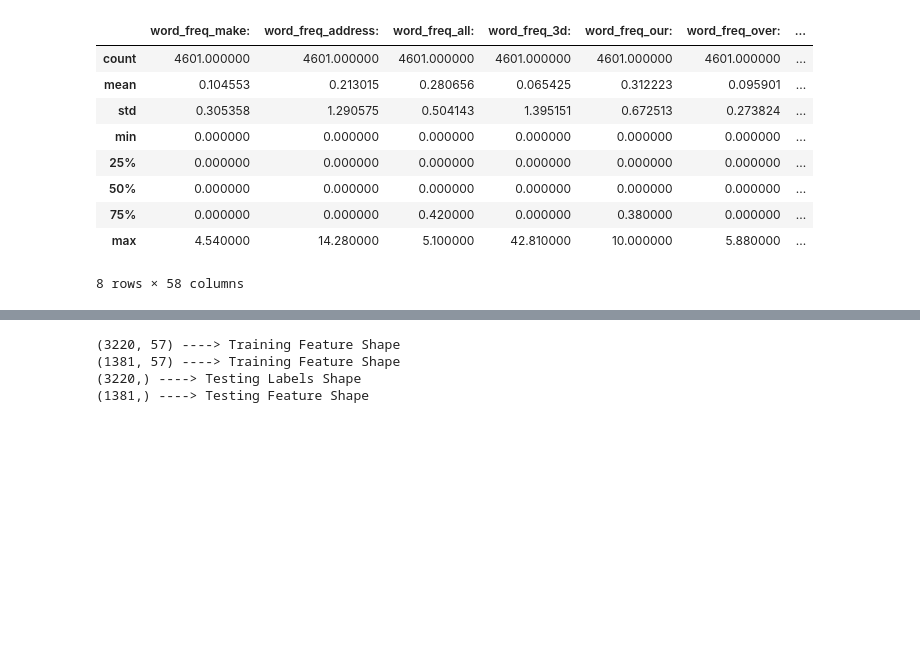
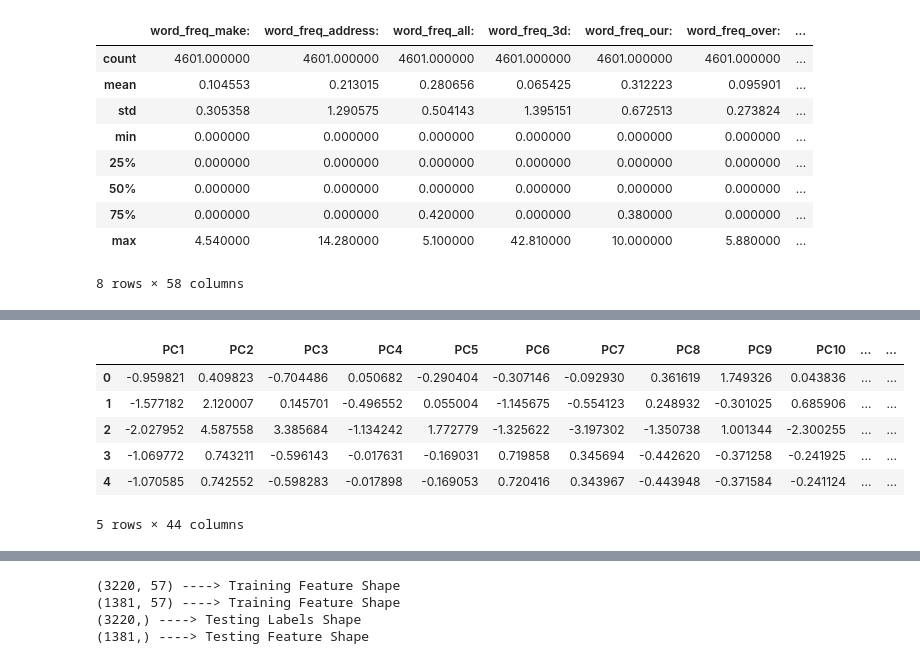
Before and after one commit to Sathila01/Machine-Learning-CourseWork, a Jupyter notebook: KNN_Classifier.ipynb, the cells around one changed output, grey strips where cells are left out. Drawn from its saved outputs; the diff is of its cells as text; code cells hidden in the pictures; blank space fills up the shorter version.

```diff
--- a/classifier.ipynb
+++ b/KNN_Classifier.ipynb
@@ -90,0 +166,17 @@ df.describe() #statistical information
+# %%
+pca = PCA(n_components=44)
+new_data = pca.fit_transform(df1)
+
+# This will be the new data fed to the algorithm.
+df2 = pd.DataFrame(data = new_data,
+                            columns = ['PC1', 'PC2','PC3','PC4','PC5','PC6','PC7','PC8','PC9','PC10','PC11','PC12','PC13','PC14','PC15','PC16','PC17','PC18','PC19','PC20','PC21', 'PC22','PC23','PC24','PC25','PC26','PC27','PC28','PC29','PC30','PC31','PC32','PC33','PC34','PC35','PC36','PC37','PC38','PC39','PC40','PC41','PC42','PC43','PC44'])
+# %%
+df2.head()
+# %% [output]
+|  | PC1 | PC2 | PC3 | PC4 | PC5 | PC6 | PC7 | PC8 | PC9 | PC10 | ... | ... |
+| 0 | -0.959821 | 0.409823 | -0.704486 | 0.050682 | -0.290404 | -0.307146 | -0.092930 | 0.361619 | 1.749326 | 0.043836 | ... | ... |
+| 1 | -1.577182 | 2.120007 | 0.145701 | -0.496552 | 0.055004 | -1.145675 | -0.554123 | 0.248932 | -0.301025 | 0.685906 | ... | ... |
+| 2 | -2.027952 | 4.587558 | 3.385684 | -1.134242 | 1.772779 | -1.325622 | -3.197302 | -1.350738 | 1.001344 | -2.300255 | ... | ... |
+| 3 | -1.069772 | 0.743211 | -0.596143 | -0.017631 | -0.169031 | 0.719858 | 0.345694 | -0.442620 | -0.371258 | -0.241925 | ... | ... |
+| 4 | -1.070585 | 0.742552 | -0.598283 | -0.017898 | -0.169053 | 0.720416 | 0.343967 | -0.443948 | -0.371584 | -0.241124 | ... | ... |
+5 rows × 44 columns
```
Also changed, not shown: parts of 16 cells of this notebook.
